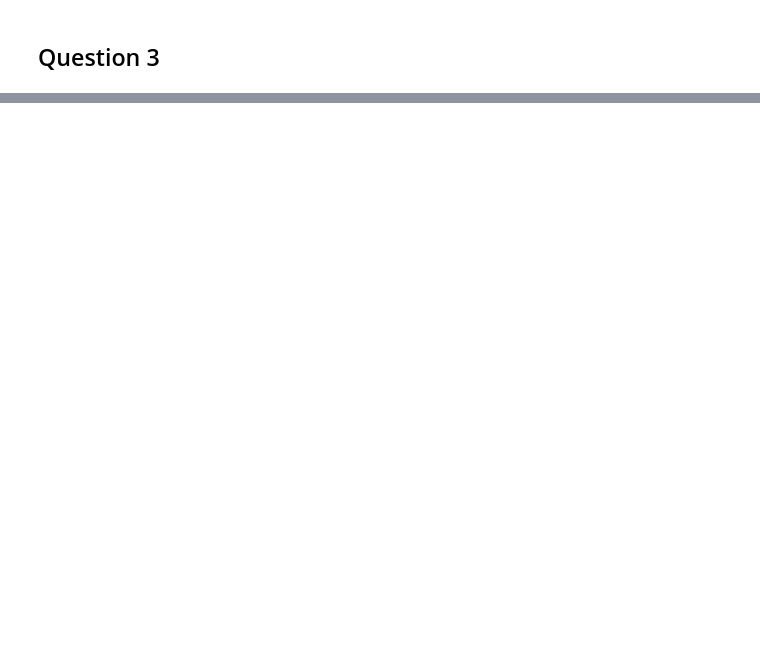
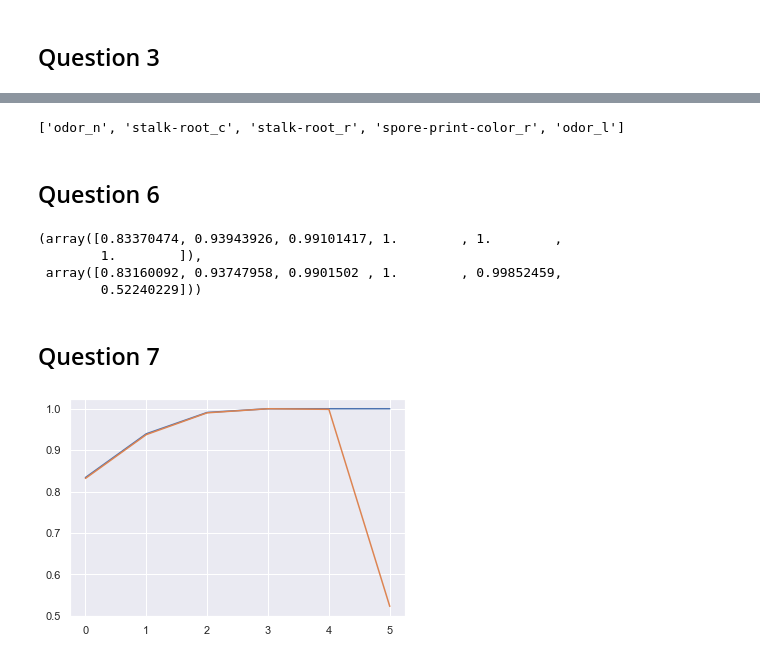
Before and after one commit to Jasc94/Coursera_AppliedDataScience_Specialization, a Jupyter notebook: 3_AppliedMachineLearning/assignment2.ipynb, the cells around one changed output, grey strips where cells are left out. Saved outputs shown, nothing was run; the diff lists cells and outputs as text; code cells hidden in the pictures; blank space fills up the shorter version.

```diff
--- a/3_AppliedMachineLearning/assignment2.ipynb
+++ b/3_AppliedMachineLearning/assignment2.ipynb
@@ -85,0 +143,17 @@ answer_two()
+# %%
+mush_df = pd.read_csv('data/mushrooms.csv')
+mush_df2 = pd.get_dummies(mush_df)
+
+X_mush = mush_df2.iloc[:,2:]
+y_mush = mush_df2.iloc[:,1]
+
+# use the variables X_train2, y_train2 for Question 5
+X_train2, X_test2, y_train2, y_test2 = train_test_split(X_mush, y_mush, random_state=0)
+
+# For performance reasons in Questions 6 and 7, we will create a smaller version of the
+# entire mushroom dataset for use in those questions.  For simplicity we'll just re-use
+# the 25% test split created above as the representative subset.
+#
+# Use the variables X_subset, y_subset for Questions 6 and 7.
+X_subset = X_test2
+y_subset = y_test2
@@ -85,0 +162,44 @@ answer_two()
+# %%
+from sklearn.tree import DecisionTreeClassifier
+
+def answer_five():
+    model = DecisionTreeClassifier(random_state = 0)
+
+    model.fit(X_train2, y_train2)
+
+    features_df = pd.DataFrame([X_train2.columns, model.feature_importances_], index = ["feature", "importance"]).T.sort_values(by = "importance", ascending = False)
+
+    return list(features_df.iloc[:5, 0].values)
+
+answer_five()
+# %% [output]
+['odor_n', 'stalk-root_c', 'stalk-root_r', 'spore-print-color_r', 'odor_l']
+# %% [markdown]
+## Question 6
+# %%
+from sklearn.svm import SVC
+from sklearn.model_selection import validation_curve
+
+def answer_six():
+    model = SVC(random_state = 0)
+
+    train, test = validation_curve(model, X_subset, y_subset,
+                     param_name = "gamma", param_range = np.logspace(-4,1,6),
+                     scoring = "accuracy", n_jobs = -1)
+
+    return train.mean(axis = 1), test.mean(axis = 1)
+# %% [output]
+(array([0.83370474, 0.93943926, 0.99101417, 1.        , 1.        ,
+        1.        ]),
+ array([0.83160092, 0.93747958, 0.9901502 , 1.        , 0.99852459,
+        0.52240229]))
+# %% [markdown]
+## Question 7
+# %%
+arrays = answer_six()
+# %%
+plt.plot(arrays[0], label = "train")
+plt.plot(arrays[1], label = "test")
+plt.show()
+# %% [output]
+[figure, added]
```
Also changed, not shown: parts of 12 cells of this notebook, 1 other file.
